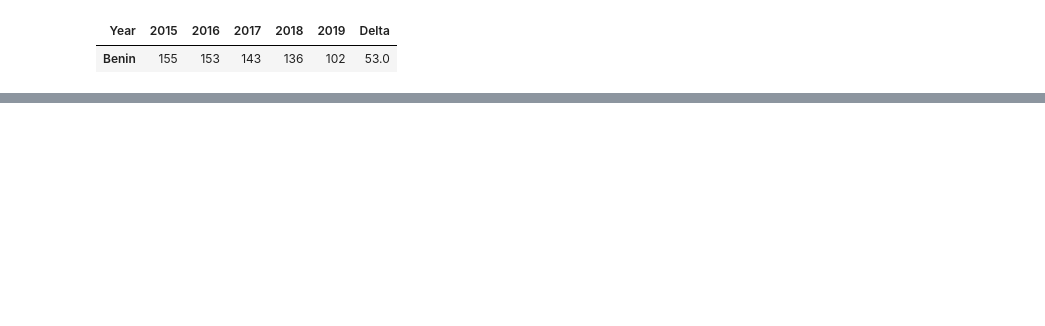
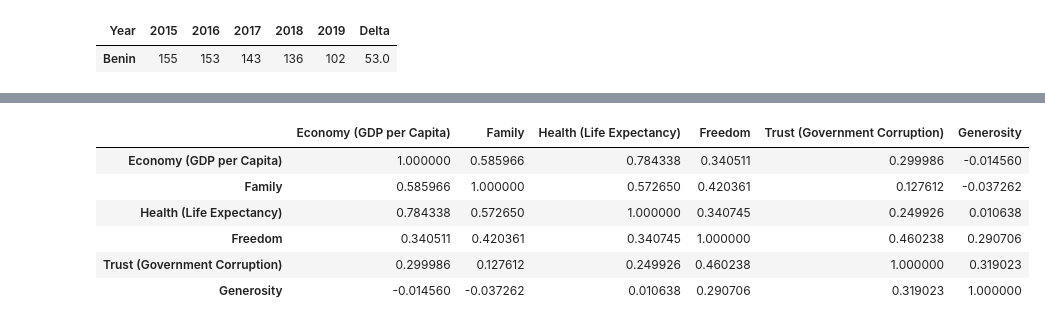
Before and after one commit to mariananomura/projeto-lets-modulo-III, a Jupyter notebook: Projeto.ipynb, the cells around one changed output, grey strips where cells are left out. Cells and saved outputs as stored; diff of their text form; code cells hidden in the pictures; blank space fills up the shorter version.

```diff
--- a/Projeto.ipynb
+++ b/Projeto.ipynb
@@ -439,0 +343,11 @@ consulta_total.filter(items=consulta_filter.index,axis=0)
+# %%
+consulta_corr = uniao.iloc[:,3:9].corr()
+consulta_corr
+# %% [output]
+|  | Economy (GDP per Capita) | Family | Health (Life Expectancy) | Freedom | Trust (Government Corruption) | Generosity |
+| Economy (GDP per Capita) | 1.000000 | 0.585966 | 0.784338 | 0.340511 | 0.299986 | -0.014560 |
+| Family | 0.585966 | 1.000000 | 0.572650 | 0.420361 | 0.127612 | -0.037262 |
+| Health (Life Expectancy) | 0.784338 | 0.572650 | 1.000000 | 0.340745 | 0.249926 | 0.010638 |
+| Freedom | 0.340511 | 0.420361 | 0.340745 | 1.000000 | 0.460238 | 0.290706 |
+| Trust (Government Corruption) | 0.299986 | 0.127612 | 0.249926 | 0.460238 | 1.000000 | 0.319023 |
+| Generosity | -0.014560 | -0.037262 | 0.010638 | 0.290706 | 0.319023 | 1.000000 |
```
Also changed, not shown: parts of 60 cells of this notebook.
